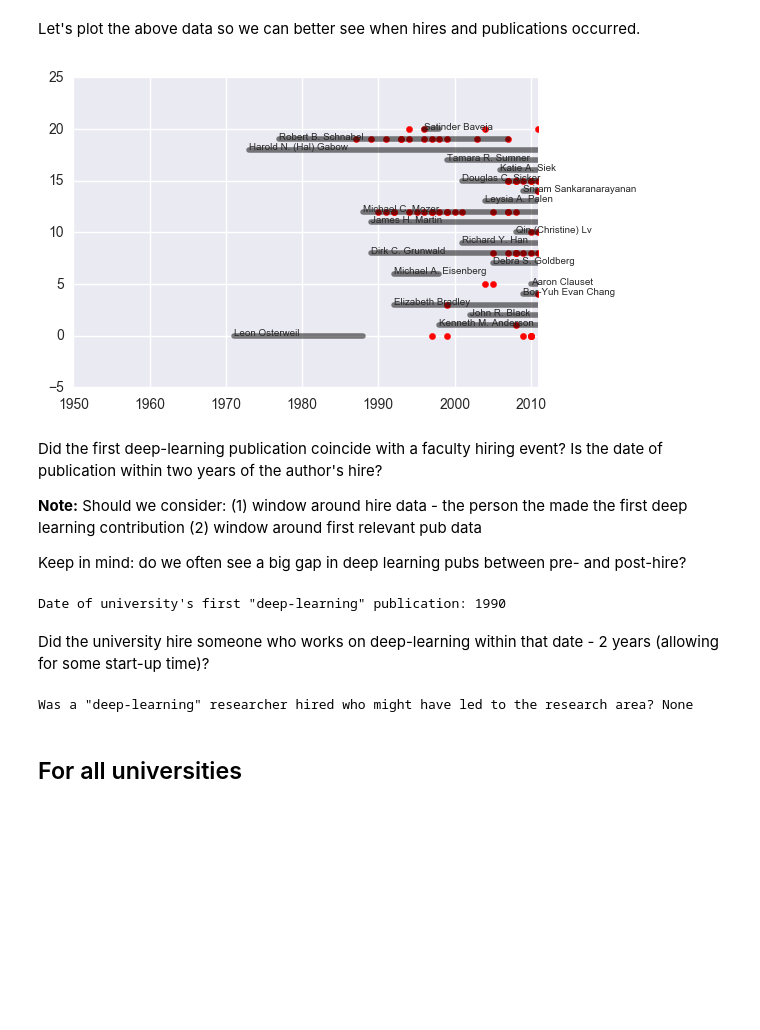
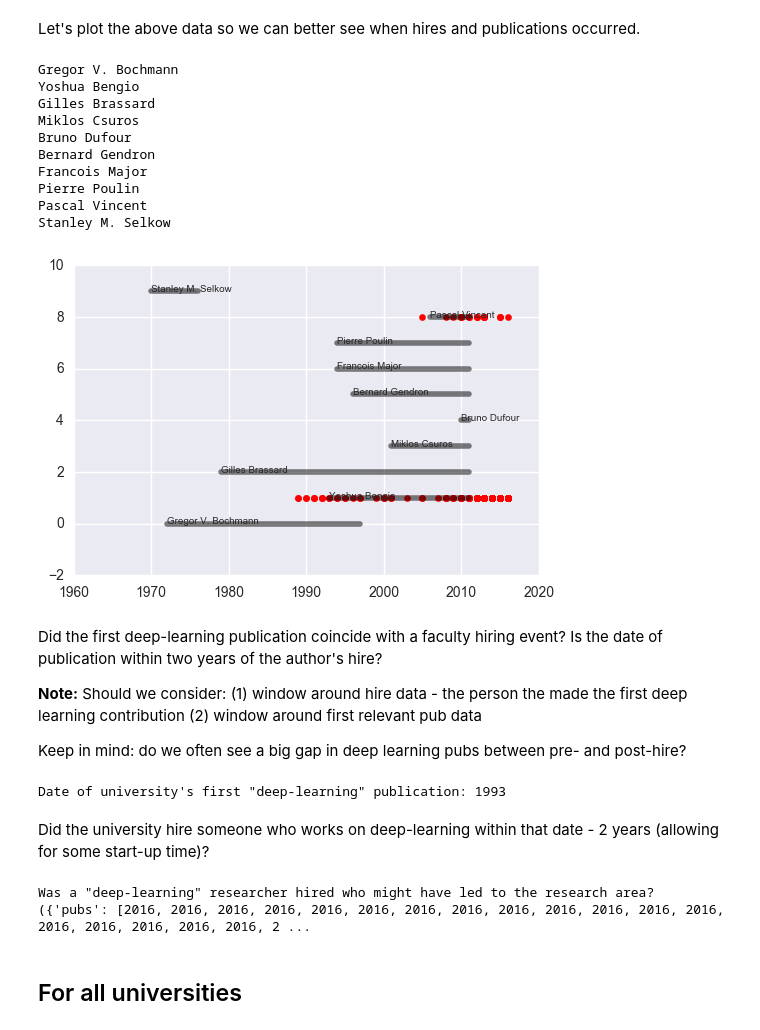
Before and after one commit to dimecon/faculty_hiring, a Jupyter notebook: notebooks-productivity/Spread+of+Research+Ideas.ipynb, the cells around one changed output. Saved outputs shown, nothing was run; the diff lists cells and outputs as text; code cells hidden in the pictures; blank space fills up the shorter version.

```diff
--- a/notebooks-productivity/Spread+of+Research+Ideas.ipynb
+++ b/notebooks-productivity/Spread+of+Research+Ideas.ipynb
@@ -30,26 +30,21 @@ inst = institution_parser.parse_institution_records(open(inst_file))
 asst_faculty = load.load_assistant_profs(open(faculty_file), inst, ranking='pi')
 load.load_all_publications(asst_faculty, dblp_dir)
 # %%
-deep_learning_keywords = ["ANN", "convolutional", "CNN", "neural", "recurrent", "RNN", "perceptron", "deep learning",
-                          "deep-learning", "recursive", "stochastic gradient descent", "SGD", "LSTM", "tensor",
+deep_learning_keywords = ["ANN", "convolutional", "CNN", "recurrent", "RNN", "perceptron", "deep learning",
+                          "deep-learning", "recursive neural net", "stochastic gradient descent", "SGD", "LSTM",
                           "long short-term memory", "GAN", "generative adversarial network", "theano", "tensorflow",
-                          "siamese network", "alexnet", "neuron", "neural network", "recurrent", "recursive",
-                          "attention", "keras", "word embedding", "deep belief net", "drop out", "word2vec",
-                          "sequence-to-sequence", "deep reinforcement learning", "deep neural network", "DNN",
-                          "boltzmann machine", "recursive auto-encoding", "recursive autoencoding", "hidden layer",
-                          "convnet", "rectified linear unit", "relu", "pooling", "gated recurrent unit", "gru",
+                          "siamese network", "alexnet", "neural network", "keras", "deep belief net",
+                          "deep reinforcement learning", "deep neural network", "DNN", "boltzmann machine",
+                          "recursive auto-encoding", "recursive autoencoding", "hidden layer", "convnet",
+                          "rectified linear unit", "relu", "pooling", "gated recurrent unit", "gru",
                           "multilayer perceptron", "mlp", "autoencoder", "auto-encoder", "activation function",
-                          "affine layer", "backprop", "back-prop", "back prop", "bptt", "dropout", "epoch",
-                          "feedforward", "feed-forward", "nmt", "ntm", "actor-critic", "deepmind", "backtracking",
-                          "semi-supervised", "ladder network", "hyper parameter", "zf net", "dense layer", "adadelta",
-                          "adagrad", "adam", "average-pooling", "batch normalization", "bidirectional rnn",
-                          "bidirectional recurrent", "caffe", "categorical cross-entropy loss", "channel", "dbn",
-                          "deep dream", "exploding gradient", "gradient clipping", "googlenet", "highway layer",
+                          "affine layer", "backprop", "back-prop", "back prop", "bptt", "feedforward",
+                          "feed-forward", "actor-critic", "deepmind", "ladder network", "zf net", "dense layer",
+                          "adadelta", "adagrad", "average-pooling", "bidirectional rnn", "bidirectional recurrent",
+                          "categorical cross-entropy loss", "dbn", "deep dream", "googlenet", "highway layer",
                           "imagenet", "ilsvrc", "inception module", "max-pooling", "noise-contrastive estimation",
                           "noise contrastive estimation", "restricted boltzmann", "rbn", "recursive neural network",
-                          "resnet", "rmsprop", "seq2seq","softmax", "vanishing gradient", "vgg", "neuro", "convnet",
-                          "one-hot encoding", "global vectors for word representation", "glove", "mnist",
-                          "momentum"]
+                          "resnet", "rmsprop", "vanishing gradient", "vgg", "convnet"]
 # %% [markdown]
 **Note:** How will these results differ based on domain? Any other domains to consider?
 # %% [markdown]
@@ -97,7 +88,7 @@ plt.show()
 # %% [markdown]
 Let's try this procedure on University of Colorado, Boulder
 # %%
-place = 'University of Colorado, Boulder'
+place = 'University of Montreal'
 # %%
 def get_hires_and_publications(place):
     hires_and_publications = []
@@ -138,20 +129,31 @@ Let's plot the above data so we can better see when hires and publications occur
 # %%
 def plot_careers(place):
     i = 0
     for person in get_hires_and_publications(place):
+        print person['facultyName']
         plt.plot([person["start"], person["end"]], [i, i], linewidth= 4, color = 'k', alpha = .5)
         plt.text(person["start"], i, person["facultyName"], fontsize=7)
 
         if len(person['pubs']) > 0:
             plt.scatter(person['pubs'], [i]*len(person['pubs']), s = 20, color = 'r')
         i += 1
 
-    plt.xlim(1950, 2011)
+    plt.xlim(1960, 2020)
     plt.show()
 
 plot_careers(place)
 # %% [output]
+Gregor V. Bochmann
+Yoshua Bengio
+Gilles Brassard
+Miklos Csuros
+Bruno Dufour
+Bernard Gendron
+Francois Major
+Pierre Poulin
+Pascal Vincent
+Stanley M. Selkow
-[figure, old version]
+[figure, new version]
 # %% [markdown]
 Did the first deep-learning publication coincide with a faculty hiring event? Is the date of publication within two years of the author's hire?
 
@@ -176,7 +178,7 @@ def date_of_first_pub(place):
 first_date = date_of_first_pub(place);
 print "Date of university's first \"deep-learning\" publication: {0}".format(first_date)
 # %% [output]
-Date of university's first "deep-learning" publication: 1990
+Date of university's first "deep-learning" publication: 1993
 # %% [markdown]
 Did the university hire someone who works on deep-learning within that date - 2 years (allowing for some start-up time)?
 # %%
@@ -206,7 +208,7 @@ def find_infected_hire(delta_t, place):
 
 print "\nWas a \"deep-learning\" researcher hired who might have led to the research area? {0}".format(find_infected_hire(delta_t, place))
 # %% [output]
-Was a "deep-learning" researcher hired who might have led to the research area? None
+Was a "deep-learning" researcher hired who might have led to the research area? ({'pubs': [2016, 2016, 2016, 2016, 2016, 2016, 2016, 2016, 2016, 2016, 2016, 2016, 2016, 2016, 2016, 2016, 2016, 2016, 2 ...
 # %% [markdown]
 ## For all universities
 # %%
```
Also changed, not shown: parts of 5 cells of this notebook.
